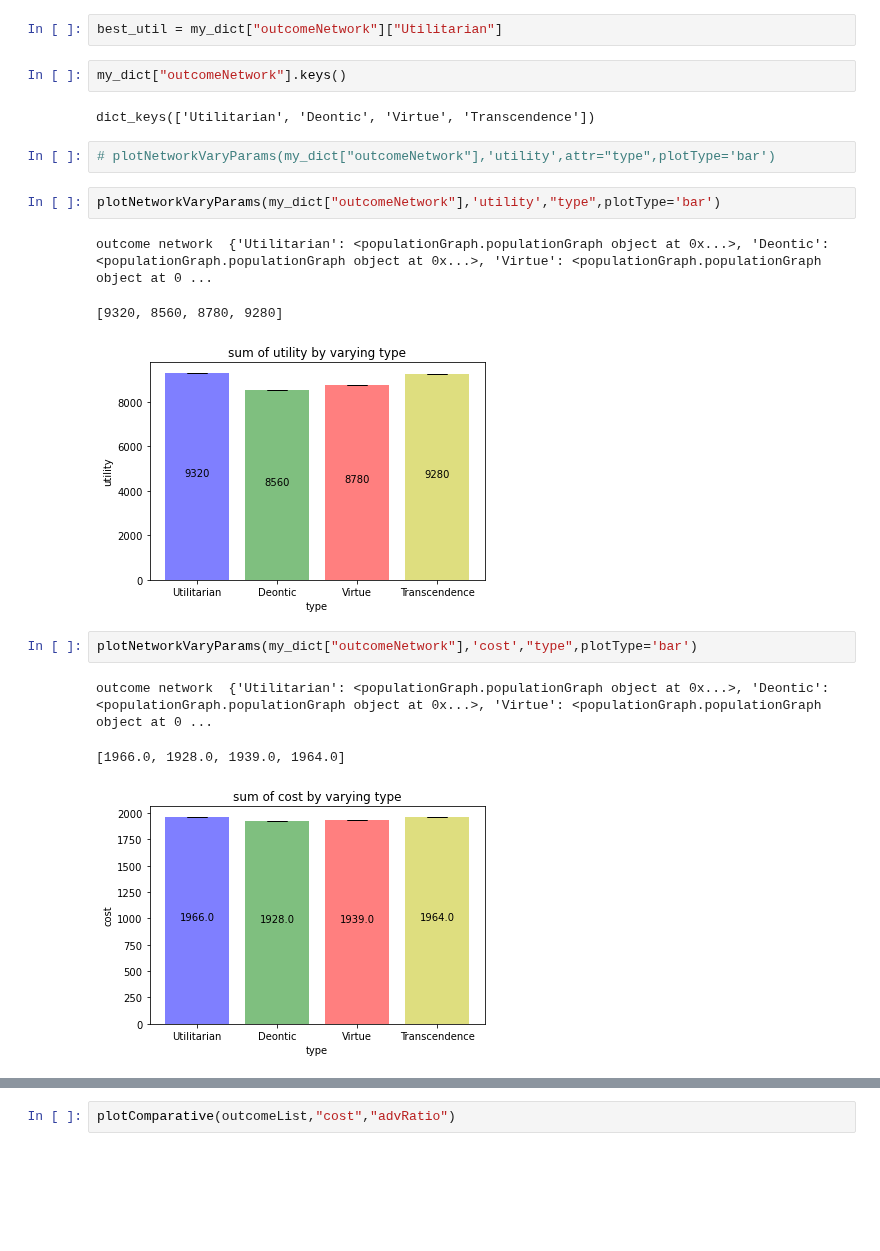
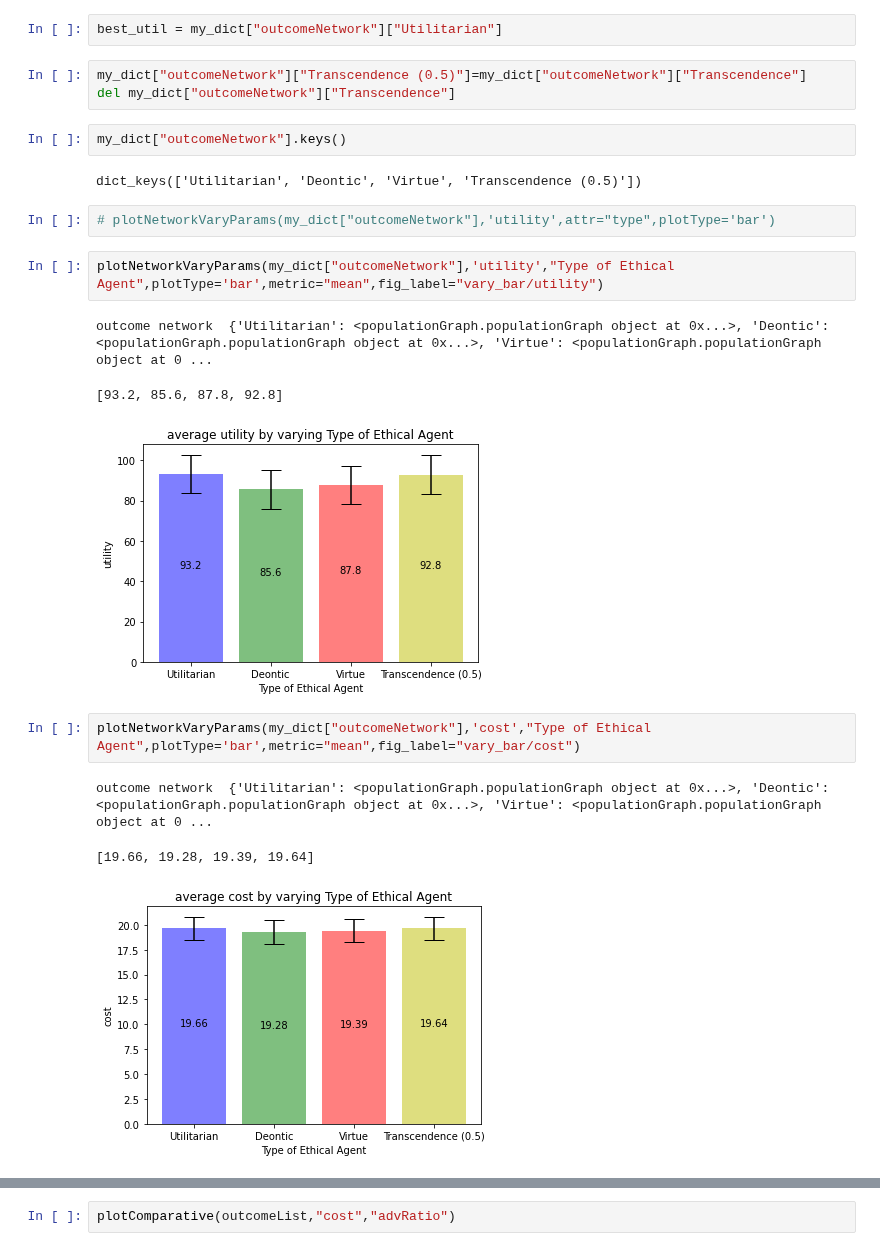
Before and after one commit to WSL-IIITB/SPECTRA, a Jupyter notebook: result_analysis.ipynb, the cells around one changed output, grey strips where cells are left out. Cells and saved outputs as stored; diff of their text form; blank space fills up the shorter version.

```diff
--- a/result_analysis.ipynb
+++ b/result_analysis.ipynb
@@ -29,21 +38,24 @@ my_dict
   'Transcendence': <populationGraph.populationGraph at 0x...>}}
 # %%
 best_util = my_dict["outcomeNetwork"]["Utilitarian"]
+# %%
+my_dict["outcomeNetwork"]["Transcendence (0.5)"]=my_dict["outcomeNetwork"]["Transcendence"]
+del my_dict["outcomeNetwork"]["Transcendence"]
 # %%
 my_dict["outcomeNetwork"].keys()
 # %% [output]
-dict_keys(['Utilitarian', 'Deontic', 'Virtue', 'Transcendence'])
+dict_keys(['Utilitarian', 'Deontic', 'Virtue', 'Transcendence (0.5)'])
 # %%
 # plotNetworkVaryParams(my_dict["outcomeNetwork"],'utility',attr="type",plotType='bar')
 # %%
-plotNetworkVaryParams(my_dict["outcomeNetwork"],'utility',"type",plotType='bar')
+plotNetworkVaryParams(my_dict["outcomeNetwork"],'utility',"Type of Ethical Agent",plotType='bar',metric="mean",fig_label="vary_bar/utility")
 # %% [output]
 outcome network  {'Utilitarian': <populationGraph.populationGraph object at 0x...>, 'Deontic': <populationGraph.populationGraph object at 0x...>, 'Virtue': <populationGraph.populationGraph object at 0 ...
-[9320, 8560, 8780, 9280]
+[93.2, 85.6, 87.8, 92.8]
-[figure, old version]
+[figure, new version]
 # %%
-plotNetworkVaryParams(my_dict["outcomeNetwork"],'cost',"type",plotType='bar')
+plotNetworkVaryParams(my_dict["outcomeNetwork"],'cost',"Type of Ethical Agent",plotType='bar',metric="mean",fig_label="vary_bar/cost")
 # %% [output]
 outcome network  {'Utilitarian': <populationGraph.populationGraph object at 0x...>, 'Deontic': <populationGraph.populationGraph object at 0x...>, 'Virtue': <populationGraph.populationGraph object at 0 ...
-[1966.0, 1928.0, 1939.0, 1964.0]
+[19.66, 19.28, 19.39, 19.64]
-[figure, old version]
+[figure, new version]
```
Also changed, not shown: parts of 39 cells of this notebook, 41 other files.
